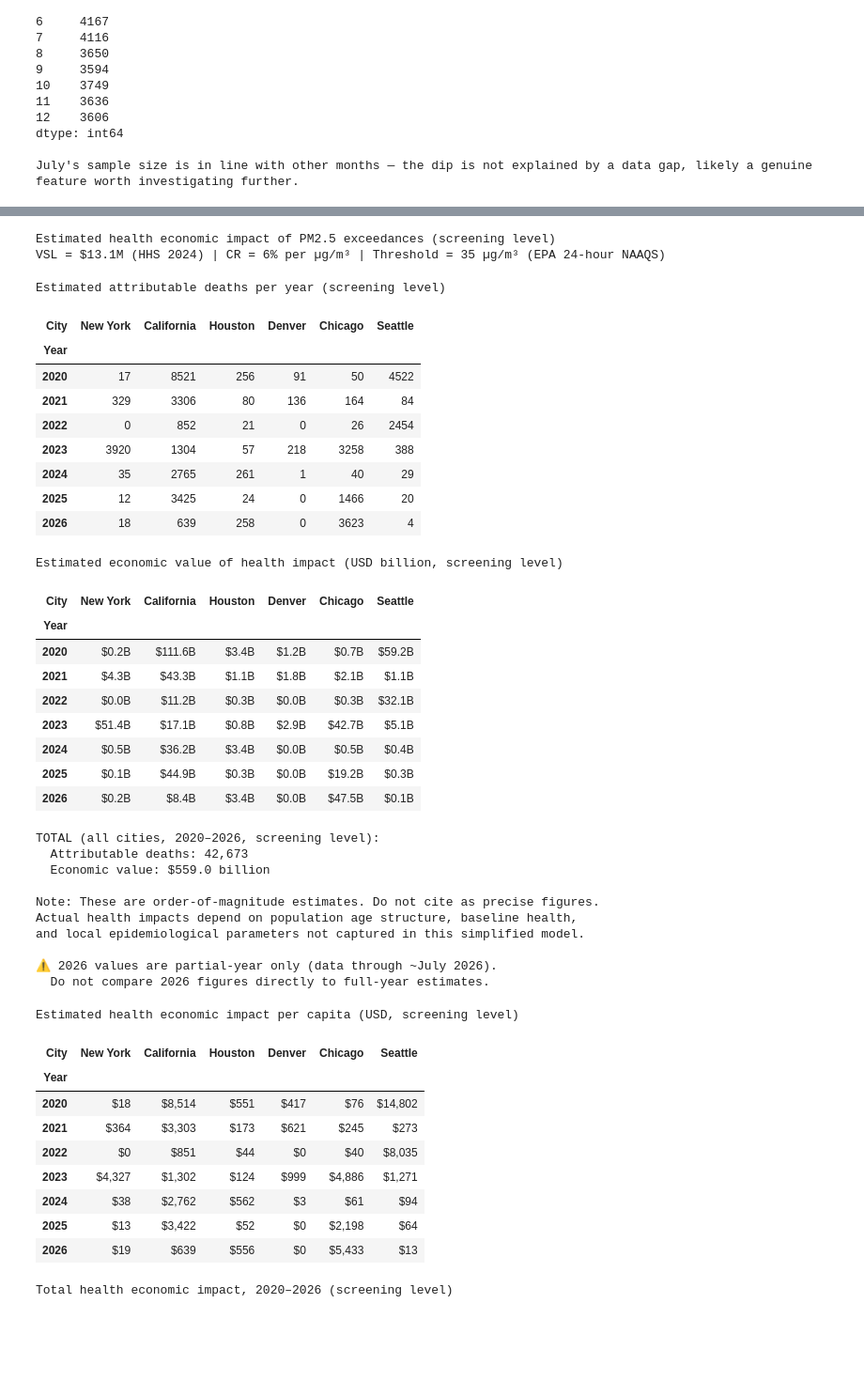
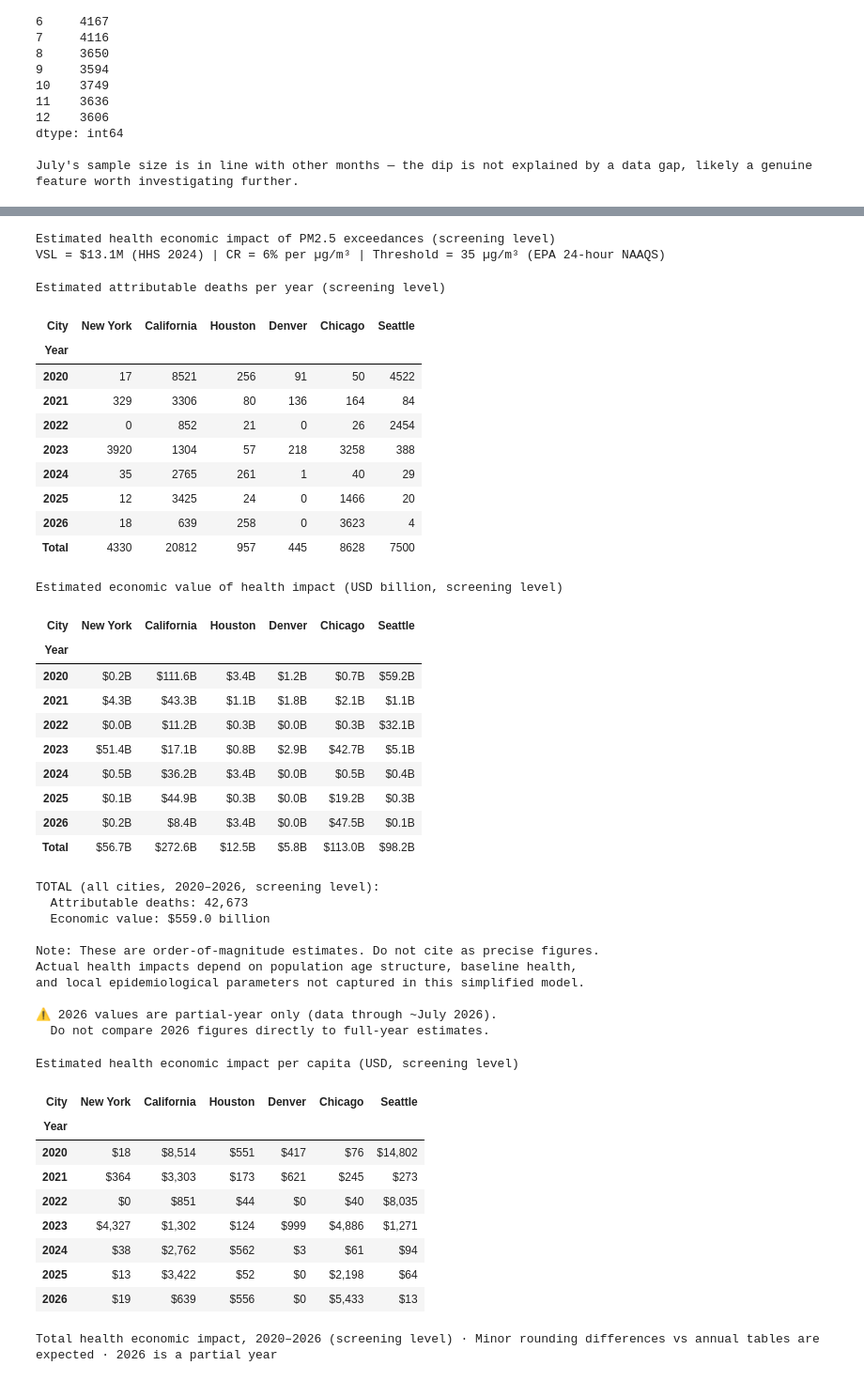
Before and after one commit to AlonsoSheila/air-quality-usa, a Jupyter notebook: air_quality_usa.ipynb, the cells around one changed output, grey strips where cells are left out. Shown at 94% size. Cells and saved outputs as stored; diff of their text form; code cells hidden in the pictures; blank space fills up the shorter version.

Commit message:
Add totals row to annual tables, per-capita line chart Section 11, fix caption with rounding note

```diff
--- a/air_quality_usa.ipynb
+++ b/air_quality_usa.ipynb
@@ -1188,6 +1202,7 @@ pivot_deaths = impact_summary.pivot(
 ).fillna(0).round(1).reindex(columns=CITY_ORDER)
 pivot_deaths.columns.name = "City"
 pivot_deaths.index.name = "Year"
+pivot_deaths.loc["Total"] = pivot_deaths.sum()
 display(pivot_deaths.style
     .format("{:.0f}")
     .background_gradient(cmap="YlOrRd", axis=None)
@@ -1202,6 +1217,7 @@ pivot_econ = impact_summary.pivot(
 ).fillna(0).round(2).reindex(columns=CITY_ORDER)
 pivot_econ.columns.name = "City"
 pivot_econ.index.name = "Year"
+pivot_econ.loc["Total"] = pivot_econ.sum()
 display(pivot_econ.style
     .format("${:.1f}B")
     .background_gradient(cmap="YlOrRd", axis=None)
@@ -1267,7 +1283,7 @@ display(total_by_city[["total_deaths", "total_econ_bn", "total_econ_per_capita"]
     "Cost per capita (USD)": "${:,}"
 })
 .background_gradient(subset=["Cost per capita (USD)"], cmap="YlOrRd")
-.set_caption("Total health economic impact, 2020–2026 (screening level)")
+.set_caption("Total health economic impact, 2020–2026 (screening level) · Minor rounding differences vs annual tables are expected · 2026 is a partial year")
 .set_table_styles([{"selector": "caption",
                     "props": [("font-size", "13px"), ("font-weight", "bold")]}])
 )
@@ -1279,33 +1295,51 @@ for city in CITY_ORDER:
     if len(city_data) and city_data["economic_value_bn"].sum() > 0:
         ax.bar(
             city_data["year"] + list(CITY_ORDER).index(city) * 0.12 - 0.3,
             city_data["economic_value_bn"],
             width=0.12,
             label=city,
             color=CITY_COLOR[city],
             alpha=0.85
         )
 ax.set_ylabel("Estimated health cost (USD billion, screening level)")
 ax.set_title("PM2.5 Exceedance Health Economic Impact by City, 2020–2026\n"
              "(VSL $13.1M, HHS 2024 | CR 6%/µg/m³ | Threshold 35 µg/m³, 24-hour NAAQS)")
 ax.set_xlabel("Year")
 ax.legend(ncol=2)
 ax.set_xticks(list(range(2020, 2027)))
 plt.tight_layout()
 plt.show()
+
+
+fig2, ax2 = plt.subplots(figsize=(11, 5))
+for city in CITY_ORDER:
+    city_data = impact_percapita[impact_percapita["city"] == city]
+    if len(city_data) and city_data["econ_value_per_capita"].sum() > 0:
+        ax2.plot(city_data["year"], city_data["econ_value_per_capita"],
+                 marker="o", label=city, color=CITY_COLOR[city])
+ax2.set_ylabel("Estimated health cost per capita (USD, screening level)")
+ax2.set_title("PM2.5 Exceedance Health Economic Impact Per Capita by City, 2020–2026\n"
+              "(VSL $13.1M, HHS 2024 | CR 6%/µg/m³ | Threshold 35 µg/m³, 24-hour NAAQS)")
+ax2.set_xlabel("Year")
+ax2.set_xticks(list(range(2020, 2027)))
+ax2.legend()
+ax2.yaxis.set_major_formatter(plt.FuncFormatter(lambda x, _: f"${x:,.0f}"))
+plt.tight_layout()
+plt.show()
 # %% [output]
 Estimated health economic impact of PM2.5 exceedances (screening level)
 VSL = $13.1M (HHS 2024) | CR = 6% per µg/m³ | Threshold = 35 µg/m³ (EPA 24-hour NAAQS)
 Estimated attributable deaths per year (screening level)
 | City | New York | California | Houston | Denver | Chicago | Seattle |
 | Year |  |  |  |  |  |  |
 | 2020 | 17 | 8521 | 256 | 91 | 50 | 4522 |
 | 2021 | 329 | 3306 | 80 | 136 | 164 | 84 |
 | 2022 | 0 | 852 | 21 | 0 | 26 | 2454 |
 | 2023 | 3920 | 1304 | 57 | 218 | 3258 | 388 |
 | 2024 | 35 | 2765 | 261 | 1 | 40 | 29 |
 | 2025 | 12 | 3425 | 24 | 0 | 1466 | 20 |
 | 2026 | 18 | 639 | 258 | 0 | 3623 | 4 |
+| Total | 4330 | 20812 | 957 | 445 | 8628 | 7500 |
 Estimated economic value of health impact (USD billion, screening level)
 | City | New York | California | Houston | Denver | Chicago | Seattle |
 | Year |  |  |  |  |  |  |
@@ -1316,6 +1350,7 @@ Estimated economic value of health impact (USD billion, screening level)
 | 2024 | $0.5B | $36.2B | $3.4B | $0.0B | $0.5B | $0.4B |
 | 2025 | $0.1B | $44.9B | $0.3B | $0.0B | $19.2B | $0.3B |
 | 2026 | $0.2B | $8.4B | $3.4B | $0.0B | $47.5B | $0.1B |
+| Total | $56.7B | $272.6B | $12.5B | $5.8B | $113.0B | $98.2B |
 TOTAL (all cities, 2020–2026, screening level):
   Attributable deaths: 42,673
   Economic value: $559.0 billion
@@ -1336,7 +1371,7 @@ Estimated health economic impact per capita (USD, screening level)
 | 2024 | $38 | $2,762 | $562 | $3 | $61 | $94 |
 | 2025 | $13 | $3,422 | $52 | $0 | $2,198 | $64 |
 | 2026 | $19 | $639 | $556 | $0 | $5,433 | $13 |
-Total health economic impact, 2020–2026 (screening level)
+Total health economic impact, 2020–2026 (screening level) · Minor rounding differences vs annual tables are expected · 2026 is a partial year
 |  | Attributable deaths | Economic cost (USD bn) | Cost per capita (USD) |
 | City |  |  |  |
 | New York | 4,330 | $56.7B | $4,777 |
```
Also changed, not shown: parts of 3 cells of this notebook.
